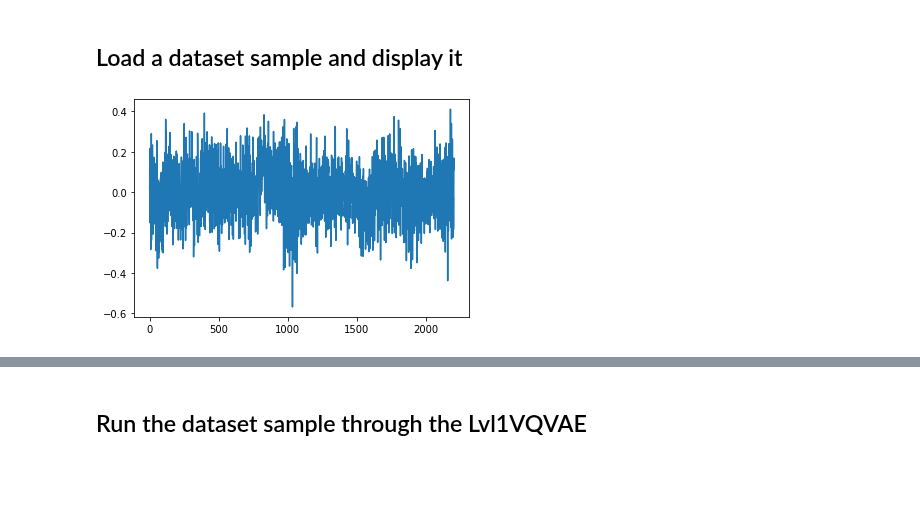
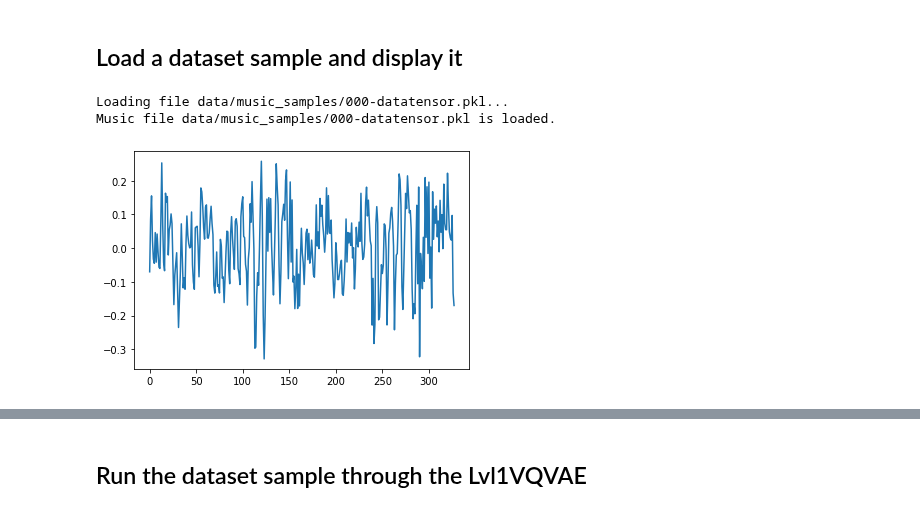
Before and after one commit to VovaTch/Infected_hdiff, a Jupyter notebook: test_lvl1_vqvae.ipynb, the cells around one changed output, grey strips where cells are left out. Cells and saved outputs as stored; diff of their text form; code cells hidden in the pictures; blank space fills up the shorter version.

```diff
--- a/test_lvl1_vqvae.ipynb
+++ b/test_lvl1_vqvae.ipynb
@@ -81,17 +81,19 @@ def wavPlayer(filepath):
 # %% [markdown]
 ## Load a dataset sample and display it
 # %%
-dataset = MP3SliceDataset(preload=False)
+dataset = MP3SliceDataset(preload=True)
 dataloader = DataLoader(dataset, batch_size=1, shuffle=True)
 for sample in dataloader:
     music_sample = sample['music slice'].squeeze(0)
     break
 plt.plot(music_sample[0, ::100].cpu().detach().numpy())
 plt.show()
 torchaudio.save('sample.mp3', music_sample.cpu().detach(), 44100, format='mp3')
 IPython.display.Audio(filename="sample.mp3")
 # %% [output]
+Loading file data/music_samples/000-datatensor.pkl...
+Music file data/music_samples/000-datatensor.pkl is loaded.
-[figure, old version]
+[figure, new version]
 [interactive output not drawn]
 # %% [markdown]
 ## Run the dataset sample through the Lvl1VQVAE
```
Also changed, not shown: parts of 3 cells of this notebook, 8 other files.
